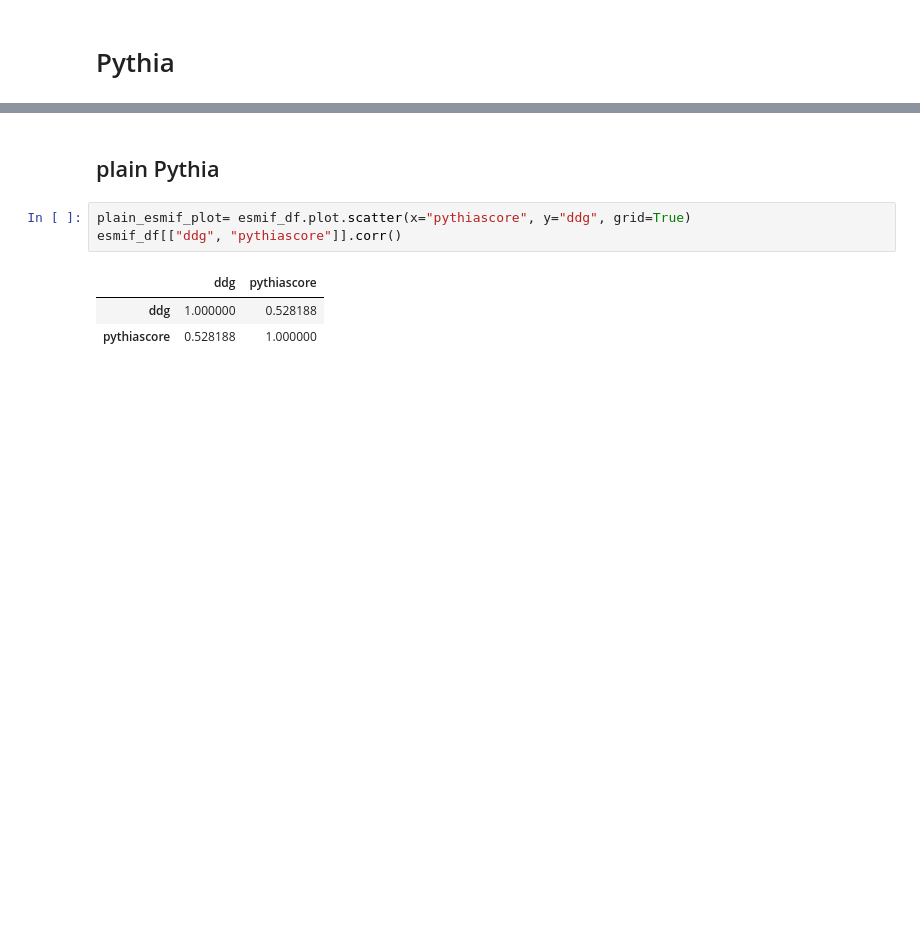
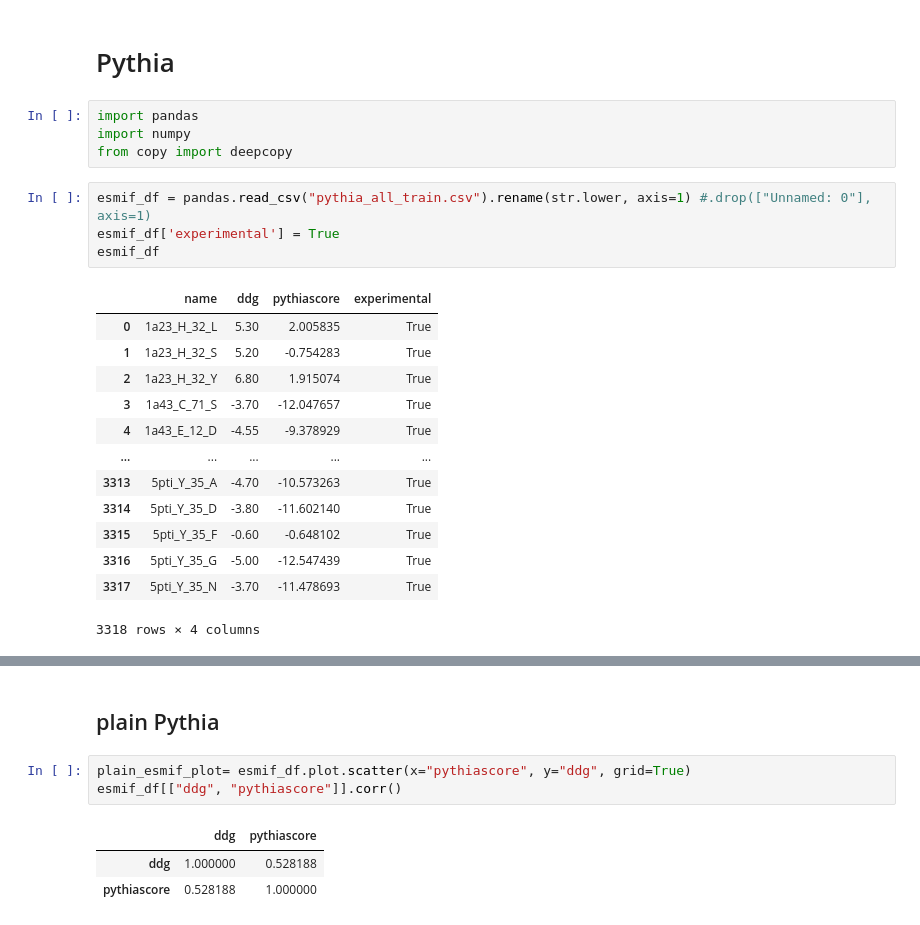
Before and after one commit to compbiomed-unito/ddMBC, a Jupyter notebook: Pythia/pythia_double.ipynb, the cells around one changed output, grey strips where cells are left out. Saved outputs shown, nothing was run; the diff lists cells and outputs as text; blank space fills up the shorter version.

```diff
--- a/Pythia/pythia_double.ipynb
+++ b/Pythia/pythia_double.ipynb
@@ -1,2 +1,24 @@
 # %% [markdown]
 # Pythia
+# %%
+import pandas
+import numpy
+from copy import deepcopy
+# %%
+esmif_df = pandas.read_csv("pythia_all_train.csv").rename(str.lower, axis=1) #.drop(["Unnamed: 0"], axis=1)
+esmif_df['experimental'] = True
+esmif_df
+# %% [output]
+|  | name | ddg | pythiascore | experimental |
+| 0 | 1a23_H_32_L | 5.30 | 2.005835 | True |
+| 1 | 1a23_H_32_S | 5.20 | -0.754283 | True |
+| 2 | 1a23_H_32_Y | 6.80 | 1.915074 | True |
+| 3 | 1a43_C_71_S | -3.70 | -12.047657 | True |
+| 4 | 1a43_E_12_D | -4.55 | -9.378929 | True |
+| ... | ... | ... | ... | ... |
+| 3313 | 5pti_Y_35_A | -4.70 | -10.573263 | True |
+| 3314 | 5pti_Y_35_D | -3.80 | -11.602140 | True |
+| 3315 | 5pti_Y_35_F | -0.60 | -0.648102 | True |
+| 3316 | 5pti_Y_35_G | -5.00 | -12.547439 | True |
+| 3317 | 5pti_Y_35_N | -3.70 | -11.478693 | True |
+3318 rows × 4 columns
```
Also changed, not shown: parts of 9 cells of this notebook.
